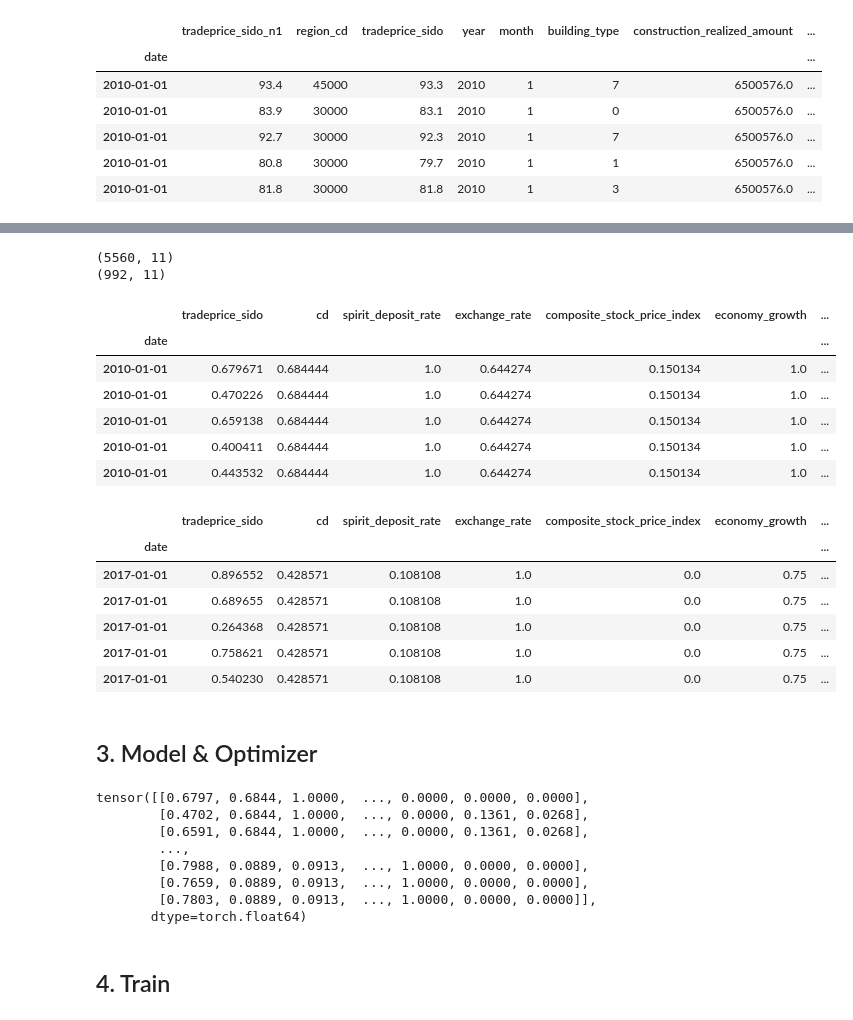
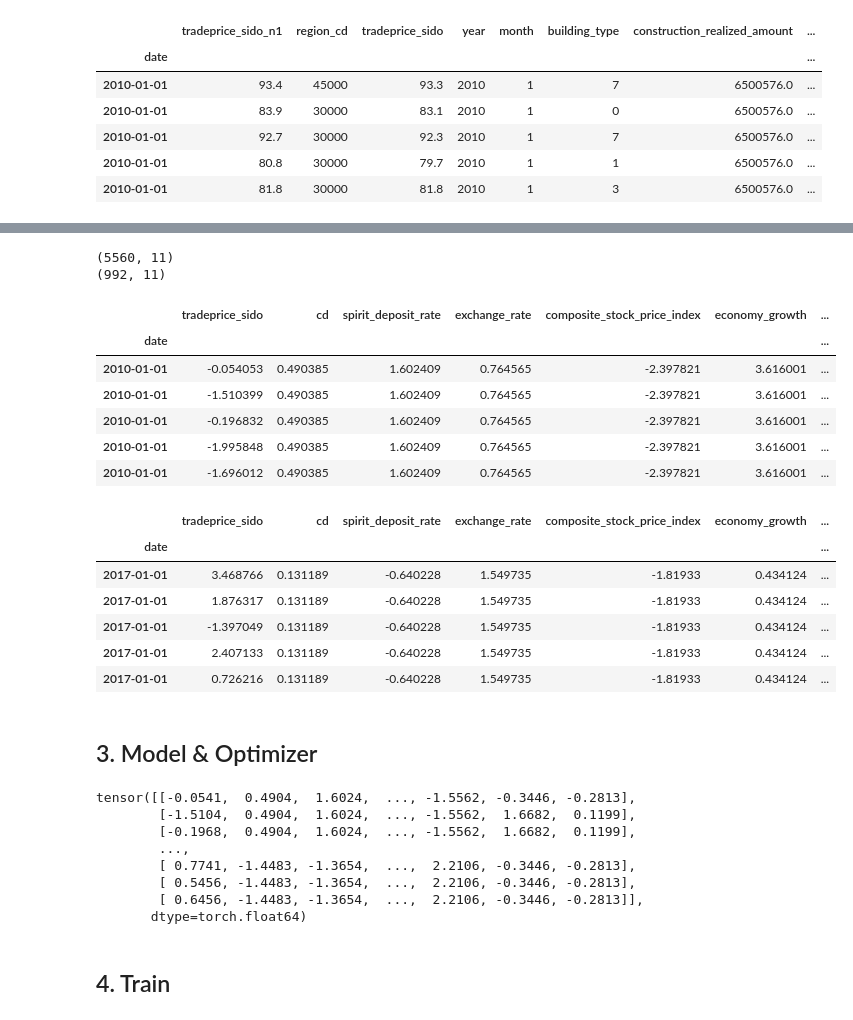
Before and after one commit to jujbob/NLPApps, a Jupyter notebook: Real_Estate_Regression/linear_reg.ipynb, the cells around one changed output, grey strips where cells are left out. Saved outputs shown, nothing was run; the diff lists cells and outputs as text; code cells hidden in the pictures.

```diff
--- a/Real_Estate_Regression/linear_reg.ipynb
+++ b/Real_Estate_Regression/linear_reg.ipynb
@@ -76,58 +76,73 @@ def normalize(df):
         result[feature_name] = (df[feature_name] - min_value) / (max_value - min_value)
     return result
 
+def std_normalize(df):
+    result = df.copy()
+    for feature_name in df.columns:
+        std_value = df[feature_name].std()
+        mean_value = df[feature_name].mean()
+        result[feature_name] = (df[feature_name] - mean_value) / std_value
+    return result
+
 
 #train = df[(df.year > 2006) & (df.year < 2017) & (df.region_cd == 45000)]
 #test = df[df.year >= 2017 & (df.region_cd == 45000)]
+
 train = df[(df.year > 2006) & (df.year < 2017)]
 test = df[df.year >= 2017]
-train = normalize(train) # 데이터를 normalize해서 0~1사이 값으로 다 바꿈!
-test = normalize(test)  # 데이터를 normalize해서 0~1사이 값으로 다 바꿈!
+
+#train = normalize(train) # 데이터를 normalize해서 0~1사이 값으로 다 바꿈!
+#test = normalize(test)  # 데이터를 normalize해서 0~1사이 값으로 다 바꿈!
+
+train = std_normalize(train) # 데이터를 normalize해서 0~1사이 값으로 다 바꿈!
+test = std_normalize(test)  # 데이터를 normalize해서 0~1사이 값으로 다 바꿈!
+
+
 '''
 feature_names = ['region_cd', 'year', 'month', 'building_type',
                  'tradeprice_sido', 'construction_realized_amount','cd',
                  'spirit_deposit_rate','exchange_rate','composite_stock_price_index',
                  'economy_growth','exchequer_bond_three','household_loan_all',
                  'mortgage_all','numberofnosells','unsalenum_c']  # 학습에 사용될 항목들을 설정
 '''
 feature_names = [
                  'tradeprice_sido','cd',
                  'spirit_deposit_rate','exchange_rate','composite_stock_price_index',
                  'economy_growth','exchequer_bond_three','household_loan_all',
                  'mortgage_all','numberofnosells','unsalenum_c']  # 학습에 사용될 항목들을 설정
 
 input_dim = len(feature_names) # 학습에 사용될 항목들의 갯수 == 한개의 input의 feature 갯수
 X_train = train[feature_names]
 X_test = test[feature_names]
 
 lable_name = "tradeprice_sido_n1"  # 어떤 값을 예측값으로 넣을것인가 이 경우 다음달 매매가격지수를 예측하도록함
 Y_train = train[lable_name]
 Y_test = test[lable_name]
 
 
 print(X_train.shape)
 print(X_test.shape)
 X_train.head()  #데이터가 어떻게 생겼나 보는 함수
 # %% [output]
 (5560, 11)
 (992, 11)
 |  | tradeprice_sido | cd | spirit_deposit_rate | exchange_rate | composite_stock_price_index | economy_growth | ... |
 | date |  |  |  |  |  |  | ... |
-| 2010-01-01 | 0.679671 | 0.684444 | 1.0 | 0.644274 | 0.150134 | 1.0 | ... |
-| 2010-01-01 | 0.470226 | 0.684444 | 1.0 | 0.644274 | 0.150134 | 1.0 | ... |
-| 2010-01-01 | 0.659138 | 0.684444 | 1.0 | 0.644274 | 0.150134 | 1.0 | ... |
-| 2010-01-01 | 0.400411 | 0.684444 | 1.0 | 0.644274 | 0.150134 | 1.0 | ... |
-| 2010-01-01 | 0.443532 | 0.684444 | 1.0 | 0.644274 | 0.150134 | 1.0 | ... |
+| 2010-01-01 | -0.054053 | 0.490385 | 1.602409 | 0.764565 | -2.397821 | 3.616001 | ... |
+| 2010-01-01 | -1.510399 | 0.490385 | 1.602409 | 0.764565 | -2.397821 | 3.616001 | ... |
+| 2010-01-01 | -0.196832 | 0.490385 | 1.602409 | 0.764565 | -2.397821 | 3.616001 | ... |
+| 2010-01-01 | -1.995848 | 0.490385 | 1.602409 | 0.764565 | -2.397821 | 3.616001 | ... |
+| 2010-01-01 | -1.696012 | 0.490385 | 1.602409 | 0.764565 | -2.397821 | 3.616001 | ... |
 # %%
 X_test.head()
 # %% [output]
 |  | tradeprice_sido | cd | spirit_deposit_rate | exchange_rate | composite_stock_price_index | economy_growth | ... |
 | date |  |  |  |  |  |  | ... |
-| 2017-01-01 | 0.896552 | 0.428571 | 0.108108 | 1.0 | 0.0 | 0.75 | ... |
-| 2017-01-01 | 0.689655 | 0.428571 | 0.108108 | 1.0 | 0.0 | 0.75 | ... |
-| 2017-01-01 | 0.264368 | 0.428571 | 0.108108 | 1.0 | 0.0 | 0.75 | ... |
-| 2017-01-01 | 0.758621 | 0.428571 | 0.108108 | 1.0 | 0.0 | 0.75 | ... |
-| 2017-01-01 | 0.540230 | 0.428571 | 0.108108 | 1.0 | 0.0 | 0.75 | ... |
+| 2017-01-01 | 3.468766 | 0.131189 | -0.640228 | 1.549735 | -1.81933 | 0.434124 | ... |
+| 2017-01-01 | 1.876317 | 0.131189 | -0.640228 | 1.549735 | -1.81933 | 0.434124 | ... |
+| 2017-01-01 | -1.397049 | 0.131189 | -0.640228 | 1.549735 | -1.81933 | 0.434124 | ... |
+| 2017-01-01 | 2.407133 | 0.131189 | -0.640228 | 1.549735 | -1.81933 | 0.434124 | ... |
+| 2017-01-01 | 0.726216 | 0.131189 | -0.640228 | 1.549735 | -1.81933 | 0.434124 | ... |
 # %% [markdown]
 ## 3. Model & Optimizer
 # %%
@@ -148,13 +163,13 @@ optimizer = optim.SGD(model.parameters(),lr=0.01)
 # %%
 print(torch.from_numpy(X_train.values))
 # %% [output]
-tensor([[0.6797, 0.6844, 1.0000,  ..., 0.0000, 0.0000, 0.0000],
-        [0.4702, 0.6844, 1.0000,  ..., 0.0000, 0.1361, 0.0268],
-        [0.6591, 0.6844, 1.0000,  ..., 0.0000, 0.1361, 0.0268],
+tensor([[-0.0541,  0.4904,  1.6024,  ..., -1.5562, -0.3446, -0.2813],
+        [-1.5104,  0.4904,  1.6024,  ..., -1.5562,  1.6682,  0.1199],
+        [-0.1968,  0.4904,  1.6024,  ..., -1.5562,  1.6682,  0.1199],
         ...,
-        [0.7988, 0.0889, 0.0913,  ..., 1.0000, 0.0000, 0.0000],
-        [0.7659, 0.0889, 0.0913,  ..., 1.0000, 0.0000, 0.0000],
-        [0.7803, 0.0889, 0.0913,  ..., 1.0000, 0.0000, 0.0000]],
+        [ 0.7741, -1.4483, -1.3654,  ...,  2.2106, -0.3446, -0.2813],
+        [ 0.5456, -1.4483, -1.3654,  ...,  2.2106, -0.3446, -0.2813],
+        [ 0.6456, -1.4483, -1.3654,  ...,  2.2106, -0.3446, -0.2813]],
        dtype=torch.float64)
 # %% [markdown]
 ## 4. Train
```
Also changed, not shown: parts of 4 cells of this notebook, 3 other files.
